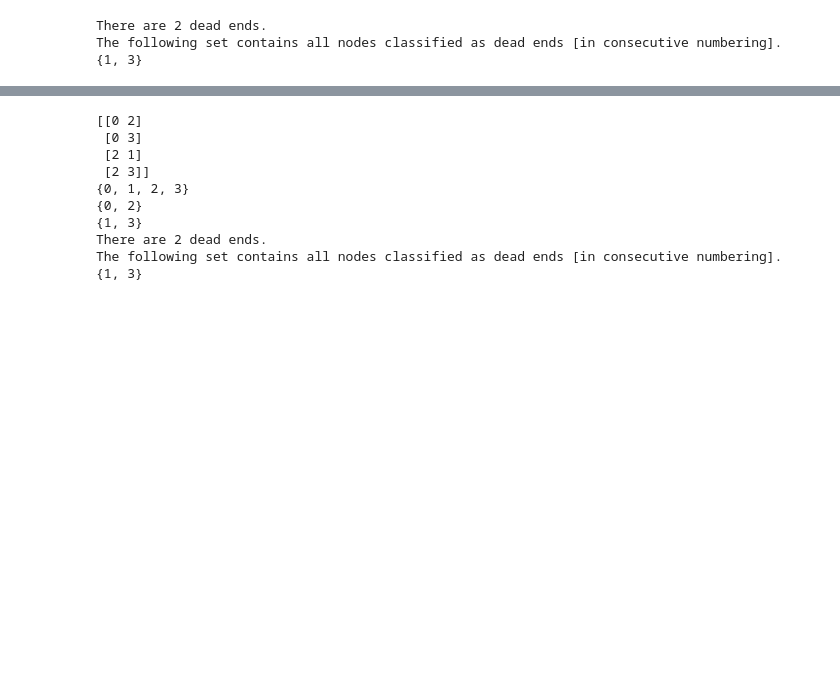
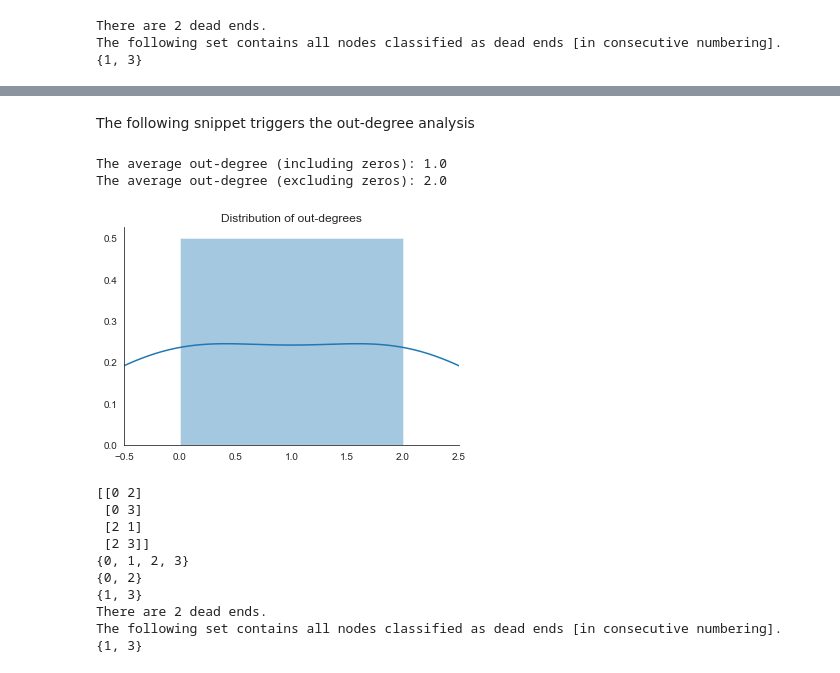
Before and after one commit to Stvdputten/AIDM, a Jupyter notebook: AIDM3/eda.ipynb, the cells around one changed output, grey strips where cells are left out. Cells and saved outputs as stored; diff of their text form; code cells hidden in the pictures; blank space fills up the shorter version.

```diff
--- a/AIDM3/eda.ipynb
+++ b/AIDM3/eda.ipynb
@@ -152,16 +185,25 @@ The `analyze_in_degrees` function analyzes the matrix and prints some data on th
 In order to do this the function uses the following parameters:
   * `data` - the prepped data
 # %%
-def analyze_in_degrees(data):
-    in_degrees = compute_in_degrees(data)
+def analyze_out_degrees(data):
+    out_degrees = compute_x_degrees(data,'out')
 
     # Distribution
-    plot_distribution(in_degrees,title='Distribution of in-degrees')
+    plot_distribution(out_degrees,title='Distribution of out-degrees')
 
     # Averages
-    average_zero = compute_average(in_degrees,ignore_zero=False)
-    average_nonzero = compute_average(ind)
-    print("The average in-degree (including zeros)")
+    average_zero = compute_average(out_degrees,ignore_zero=False)
+    average_nonzero = compute_average(out_degrees,ignore_zero=True)
+    print("The average out-degree (including zeros): " + str(average_zero))
+    print("The average out-degree (excluding zeros): " + str(average_nonzero))
+# %% [markdown]
+The following snippet triggers the out-degree analysis
+# %%
+analyze_out_degrees(data)
+# %% [output]
+The average out-degree (including zeros): 1.0
+The average out-degree (excluding zeros): 2.0
+[figure, added]
 # %%
 # TODO REMOVE ME I AM TEMPORARY!
 no_dead_ends = [[0,2],[1,2],[0,3],[2,1],[2,3],[3,1],[3,0]]
```
Also changed, not shown: parts of 9 cells of this notebook.
